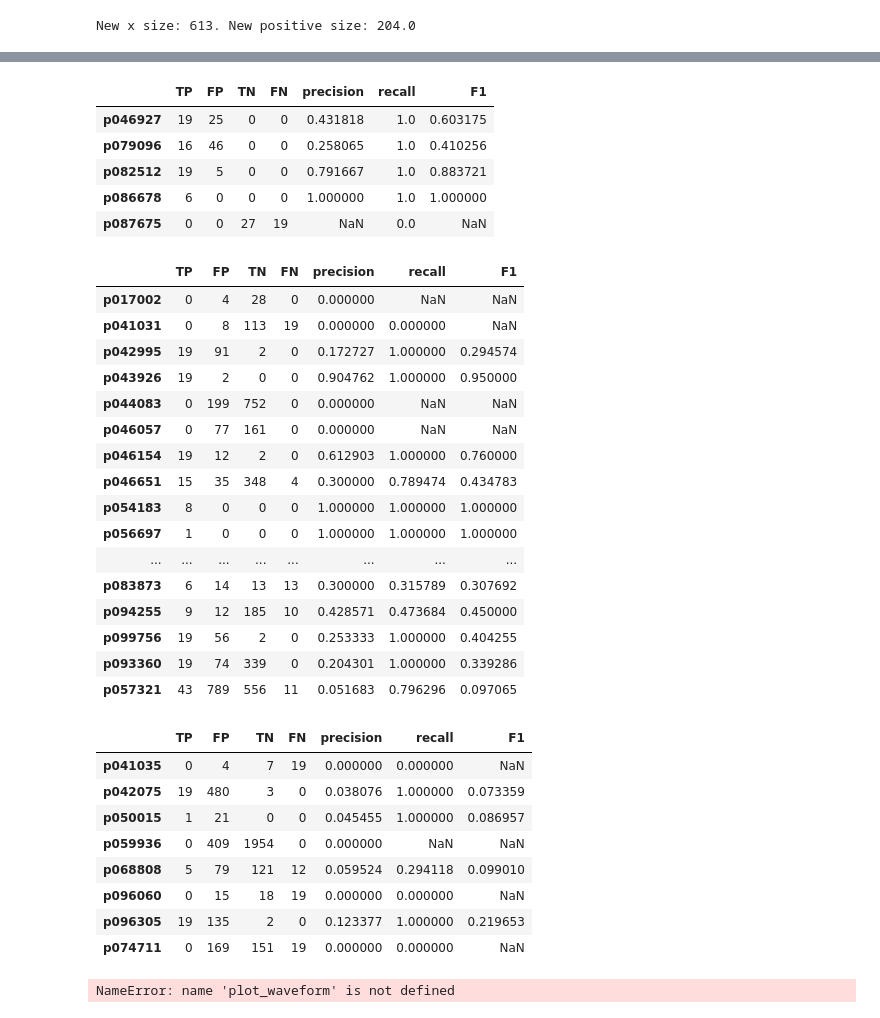
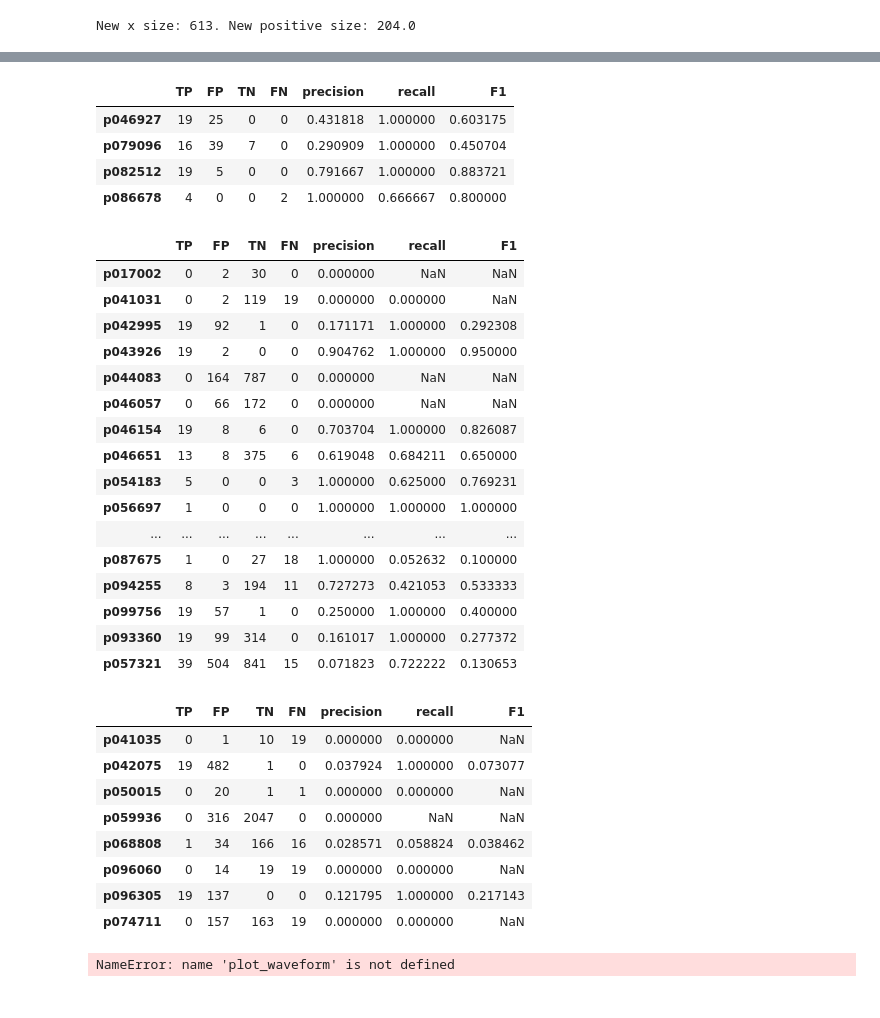
Before and after one commit to travistangvh/time-series-kafka-demo, a Jupyter notebook: bin/explore_torch.ipynb, the cells around one changed output, grey strips where cells are left out. Drawn from its saved outputs; the diff is of its cells as text; code cells hidden in the pictures.

```diff
--- a/bin/explore_torch.ipynb
+++ b/bin/explore_torch.ipynb
@@ -1430,34 +1430,33 @@ plt.show()
 # %%
 # for each patient, find f1 score
 d_result = {}
 for id, y_true, y_pred in zip(id_test_arr, y_test_arr, test_results):
-    y_pred = y_pred[2] > 0.5
+    y_pred = y_pred[2] > 0.51
     # For each y_true, y_pred, find out if TP, NP, TN, FN
     if id not in d_result:
         d_result[id] = {'TP':0, 'FP':0, 'TN':0, 'FN':0}
     if y_true == 1:
         if y_pred is True:
             d_result[id]['TP'] += 1
         elif y_pred is False:
             d_result[id]['FN'] += 1
     else:
         if y_pred is True:
             d_result[id]['FP'] += 1
         elif y_pred is False:
             d_result[id]['TN'] += 1
 
 test_result_df = pd.DataFrame(d_result).T
 test_result_df['precision'] = test_result_df['TP'] / (test_result_df['TP'] + test_result_df['FP'])
 test_result_df['recall'] = test_result_df['TP'] / (test_result_df['TP'] + test_result_df['FN'])
 test_result_df['F1'] = 2 * (test_result_df['precision'] * test_result_df['recall']) / (test_result_df['precision'] + test_result_df['recall'])
 test_result_df
 # %% [output]
 |  | TP | FP | TN | FN | precision | recall | F1 |
-| p046927 | 19 | 25 | 0 | 0 | 0.431818 | 1.0 | 0.603175 |
-| p079096 | 16 | 46 | 0 | 0 | 0.258065 | 1.0 | 0.410256 |
-| p082512 | 19 | 5 | 0 | 0 | 0.791667 | 1.0 | 0.883721 |
-| p086678 | 6 | 0 | 0 | 0 | 1.000000 | 1.0 | 1.000000 |
-| p087675 | 0 | 0 | 27 | 19 | NaN | 0.0 | NaN |
+| p046927 | 19 | 25 | 0 | 0 | 0.431818 | 1.000000 | 0.603175 |
+| p079096 | 16 | 39 | 7 | 0 | 0.290909 | 1.000000 | 0.450704 |
+| p082512 | 19 | 5 | 0 | 0 | 0.791667 | 1.000000 | 0.883721 |
+| p086678 | 4 | 0 | 0 | 2 | 1.000000 | 0.666667 | 0.800000 |
 # %%
 # for each patient, find f1 score
 d_result = {}
@@ -1485,22 +1484,22 @@ train_result_df['F1'] = 2 * (train_result_df['precision'] * train_result_df['rec
 train_result_df
 # %% [output]
 |  | TP | FP | TN | FN | precision | recall | F1 |
-| p017002 | 0 | 4 | 28 | 0 | 0.000000 | NaN | NaN |
-| p041031 | 0 | 8 | 113 | 19 | 0.000000 | 0.000000 | NaN |
-| p042995 | 19 | 91 | 2 | 0 | 0.172727 | 1.000000 | 0.294574 |
+| p017002 | 0 | 2 | 30 | 0 | 0.000000 | NaN | NaN |
+| p041031 | 0 | 2 | 119 | 19 | 0.000000 | 0.000000 | NaN |
+| p042995 | 19 | 92 | 1 | 0 | 0.171171 | 1.000000 | 0.292308 |
 | p043926 | 19 | 2 | 0 | 0 | 0.904762 | 1.000000 | 0.950000 |
-| p044083 | 0 | 199 | 752 | 0 | 0.000000 | NaN | NaN |
-| p046057 | 0 | 77 | 161 | 0 | 0.000000 | NaN | NaN |
-| p046154 | 19 | 12 | 2 | 0 | 0.612903 | 1.000000 | 0.760000 |
-| p046651 | 15 | 35 | 348 | 4 | 0.300000 | 0.789474 | 0.434783 |
-| p054183 | 8 | 0 | 0 | 0 | 1.000000 | 1.000000 | 1.000000 |
+| p044083 | 0 | 164 | 787 | 0 | 0.000000 | NaN | NaN |
+| p046057 | 0 | 66 | 172 | 0 | 0.000000 | NaN | NaN |
+| p046154 | 19 | 8 | 6 | 0 | 0.703704 | 1.000000 | 0.826087 |
+| p046651 | 13 | 8 | 375 | 6 | 0.619048 | 0.684211 | 0.650000 |
+| p054183 | 5 | 0 | 0 | 3 | 1.000000 | 0.625000 | 0.769231 |
 | p056697 | 1 | 0 | 0 | 0 | 1.000000 | 1.000000 | 1.000000 |
 | ... | ... | ... | ... | ... | ... | ... | ... |
-| p083873 | 6 | 14 | 13 | 13 | 0.300000 | 0.315789 | 0.307692 |
-| p094255 | 9 | 12 | 185 | 10 | 0.428571 | 0.473684 | 0.450000 |
-| p099756 | 19 | 56 | 2 | 0 | 0.253333 | 1.000000 | 0.404255 |
-| p093360 | 19 | 74 | 339 | 0 | 0.204301 | 1.000000 | 0.339286 |
-| p057321 | 43 | 789 | 556 | 11 | 0.051683 | 0.796296 | 0.097065 |
+| p087675 | 1 | 0 | 27 | 18 | 1.000000 | 0.052632 | 0.100000 |
+| p094255 | 8 | 3 | 194 | 11 | 0.727273 | 0.421053 | 0.533333 |
+| p099756 | 19 | 57 | 1 | 0 | 0.250000 | 1.000000 | 0.400000 |
+| p093360 | 19 | 99 | 314 | 0 | 0.161017 | 1.000000 | 0.277372 |
+| p057321 | 39 | 504 | 841 | 15 | 0.071823 | 0.722222 | 0.130653 |
 # %%
 # for each patient, find f1 score
 d_result = {}
@@ -1528,14 +1527,14 @@ val_result_df['F1'] = 2 * (val_result_df['precision'] * val_result_df['recall'])
 val_result_df
 # %% [output]
 |  | TP | FP | TN | FN | precision | recall | F1 |
-| p041035 | 0 | 4 | 7 | 19 | 0.000000 | 0.000000 | NaN |
-| p042075 | 19 | 480 | 3 | 0 | 0.038076 | 1.000000 | 0.073359 |
-| p050015 | 1 | 21 | 0 | 0 | 0.045455 | 1.000000 | 0.086957 |
-| p059936 | 0 | 409 | 1954 | 0 | 0.000000 | NaN | NaN |
-| p068808 | 5 | 79 | 121 | 12 | 0.059524 | 0.294118 | 0.099010 |
-| p096060 | 0 | 15 | 18 | 19 | 0.000000 | 0.000000 | NaN |
-| p096305 | 19 | 135 | 2 | 0 | 0.123377 | 1.000000 | 0.219653 |
-| p074711 | 0 | 169 | 151 | 19 | 0.000000 | 0.000000 | NaN |
+| p041035 | 0 | 1 | 10 | 19 | 0.000000 | 0.000000 | NaN |
+| p042075 | 19 | 482 | 1 | 0 | 0.037924 | 1.000000 | 0.073077 |
+| p050015 | 0 | 20 | 1 | 1 | 0.000000 | 0.000000 | NaN |
+| p059936 | 0 | 316 | 2047 | 0 | 0.000000 | NaN | NaN |
+| p068808 | 1 | 34 | 166 | 16 | 0.028571 | 0.058824 | 0.038462 |
+| p096060 | 0 | 14 | 19 | 19 | 0.000000 | 0.000000 | NaN |
+| p096305 | 19 | 137 | 0 | 0 | 0.121795 | 1.000000 | 0.217143 |
+| p074711 | 0 | 157 | 163 | 19 | 0.000000 | 0.000000 | NaN |
 # %%
 # Training data
 plot_waveform(record_name = 'p099756-2191-12-23-02-00n',ca_time_str = '2191-12-23 09:53:00')
```
Also changed, not shown: parts of 9 cells of this notebook, 1 other file.
